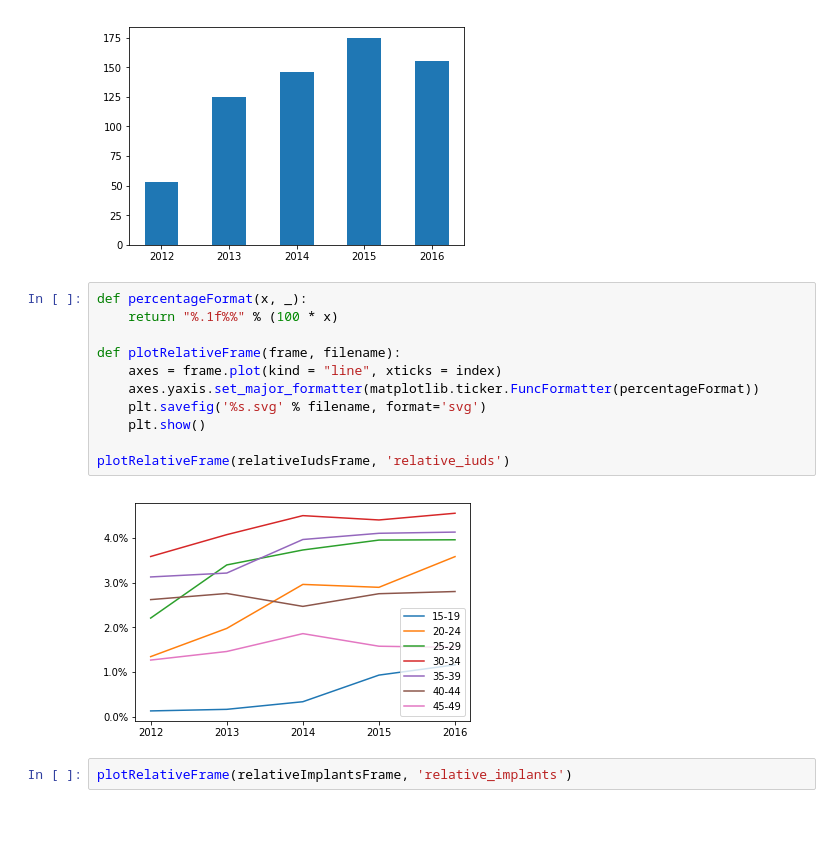
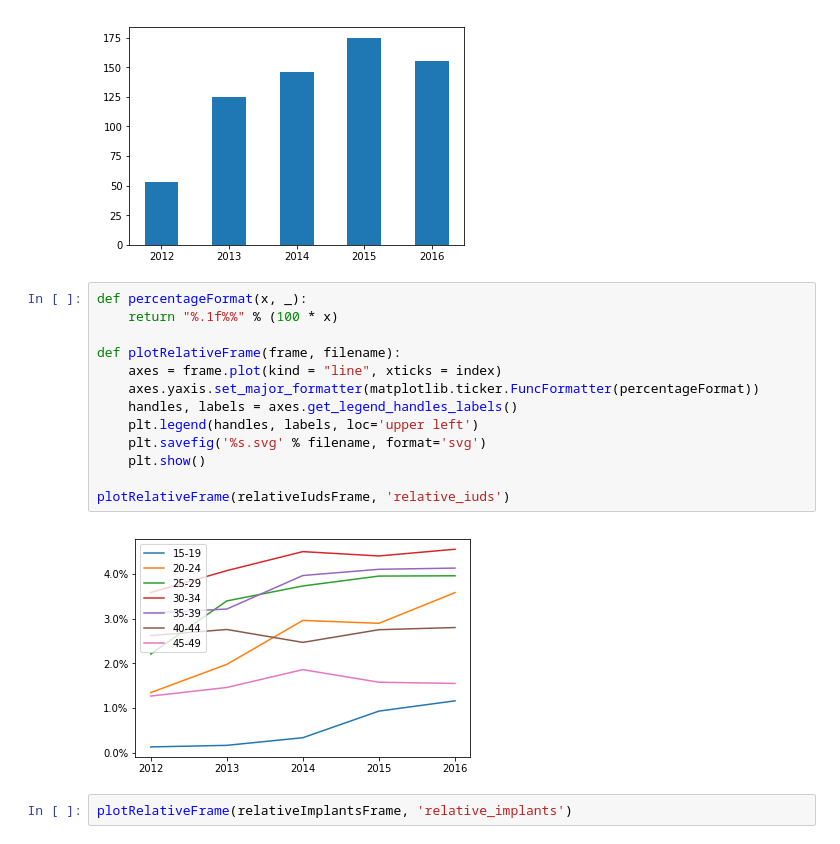
Before and after one commit to kerminen/freia, a Jupyter notebook: scripts/plots_tromsa.ipynb, the cells around one changed output. Saved outputs shown, nothing was run; the diff lists cells and outputs as text.

Commit message:
- Added plots for sums.
- Positioned legends.

```diff
--- a/scripts/plots_tromsa.ipynb
+++ b/scripts/plots_tromsa.ipynb
@@ -74,16 +89,18 @@ for column in columnSubset:
 # %%
 def percentageFormat(x, _):
     return "%.1f%%" % (100 * x)
 
 def plotRelativeFrame(frame, filename):
     axes = frame.plot(kind = "line", xticks = index)
     axes.yaxis.set_major_formatter(matplotlib.ticker.FuncFormatter(percentageFormat))
+    handles, labels = axes.get_legend_handles_labels()
+    plt.legend(handles, labels, loc='upper left')
     plt.savefig('%s.svg' % filename, format='svg')
     plt.show()
 
 plotRelativeFrame(relativeIudsFrame, 'relative_iuds')
 # %% [output]
-[figure, old version]
+[figure, new version]
 # %%
 plotRelativeFrame(relativeImplantsFrame, 'relative_implants')
 # %% [output]
```
Also changed, not shown: parts of 2 cells of this notebook.
